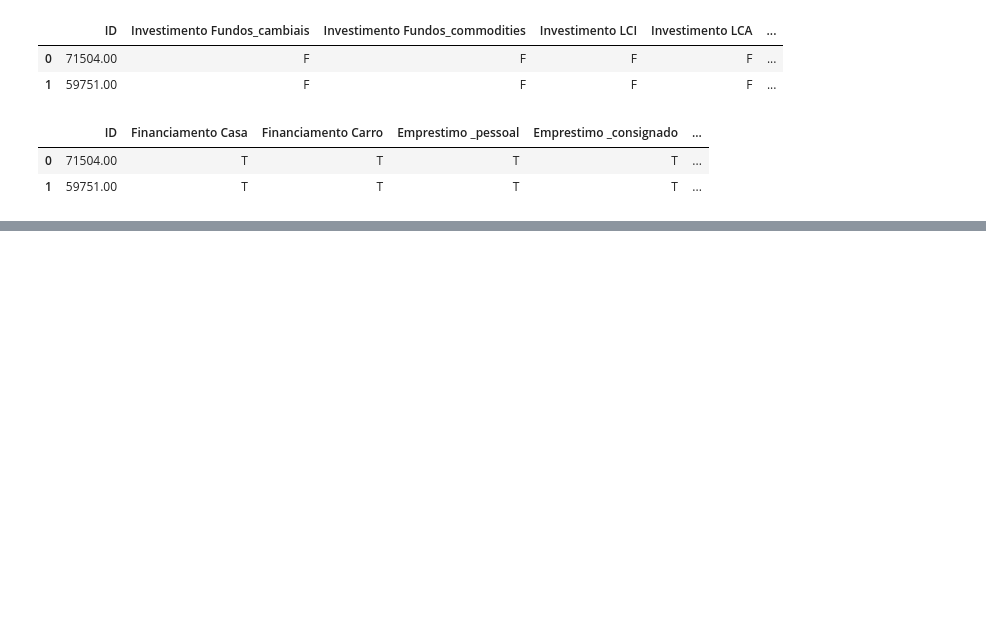
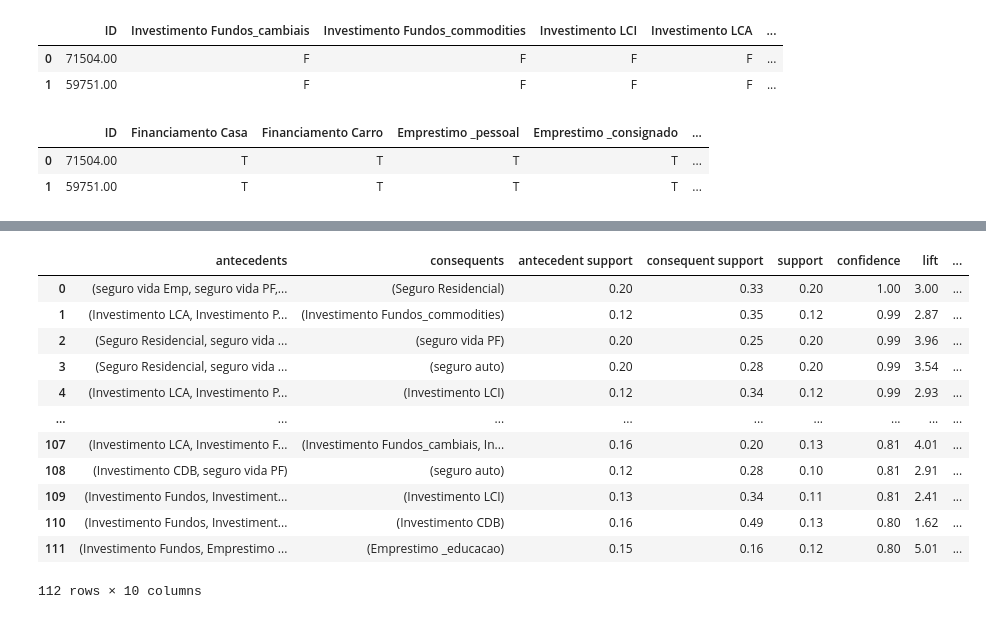
Before and after one commit to MaksonViini/Data-Science-Projects, a Jupyter notebook: Maratona Behind the Code 2021/03_GFT/gft_associate_rules.ipynb, the cells around one changed output, grey strips where cells are left out. Saved outputs shown, nothing was run; the diff lists cells and outputs as text; code cells hidden in the pictures; blank space fills up the shorter version.

```diff
--- a/Maratona Behind the Code 2021/03_GFT/gft_associate_rules.ipynb
+++ b/Maratona Behind the Code 2021/03_GFT/gft_associate_rules.ipynb
@@ -33,0 +83,2 @@ efg.head(2)
+# %%
+rules['lenght'] = rules['antecedents'].apply(lambda x: len(x))
@@ -33,0 +93,18 @@ efg.head(2)
+# %%
+rules = rules[(rules['lenght'] > 1) & (rules['confidence'] >= 0.8)].reset_index(drop=True)
+# %%
+rules
+# %% [output]
+|  | antecedents | consequents | antecedent support | consequent support | support | confidence | lift | ... |
+| 0 | (seguro vida Emp, seguro vida PF,... | (Seguro Residencial) | 0.20 | 0.33 | 0.20 | 1.00 | 3.00 | ... |
+| 1 | (Investimento LCA, Investimento P... | (Investimento Fundos_commodities) | 0.12 | 0.35 | 0.12 | 0.99 | 2.87 | ... |
+| 2 | (Seguro Residencial, seguro vida ... | (seguro vida PF) | 0.20 | 0.25 | 0.20 | 0.99 | 3.96 | ... |
+| 3 | (Seguro Residencial, seguro vida ... | (seguro auto) | 0.20 | 0.28 | 0.20 | 0.99 | 3.54 | ... |
+| 4 | (Investimento LCA, Investimento P... | (Investimento LCI) | 0.12 | 0.34 | 0.12 | 0.99 | 2.93 | ... |
+| ... | ... | ... | ... | ... | ... | ... | ... | ... |
+| 107 | (Investimento LCA, Investimento F... | (Investimento Fundos_cambiais, In... | 0.16 | 0.20 | 0.13 | 0.81 | 4.01 | ... |
+| 108 | (Investimento CDB, seguro vida PF) | (seguro auto) | 0.12 | 0.28 | 0.10 | 0.81 | 2.91 | ... |
+| 109 | (Investimento Fundos, Investiment... | (Investimento LCI) | 0.13 | 0.34 | 0.11 | 0.81 | 2.41 | ... |
+| 110 | (Investimento Fundos, Investiment... | (Investimento CDB) | 0.16 | 0.49 | 0.13 | 0.80 | 1.62 | ... |
+| 111 | (Investimento Fundos, Emprestimo ... | (Emprestimo _educacao) | 0.15 | 0.16 | 0.12 | 0.80 | 5.01 | ... |
+112 rows × 10 columns
```
Also changed, not shown: parts of 20 cells of this notebook, 3 other files.
